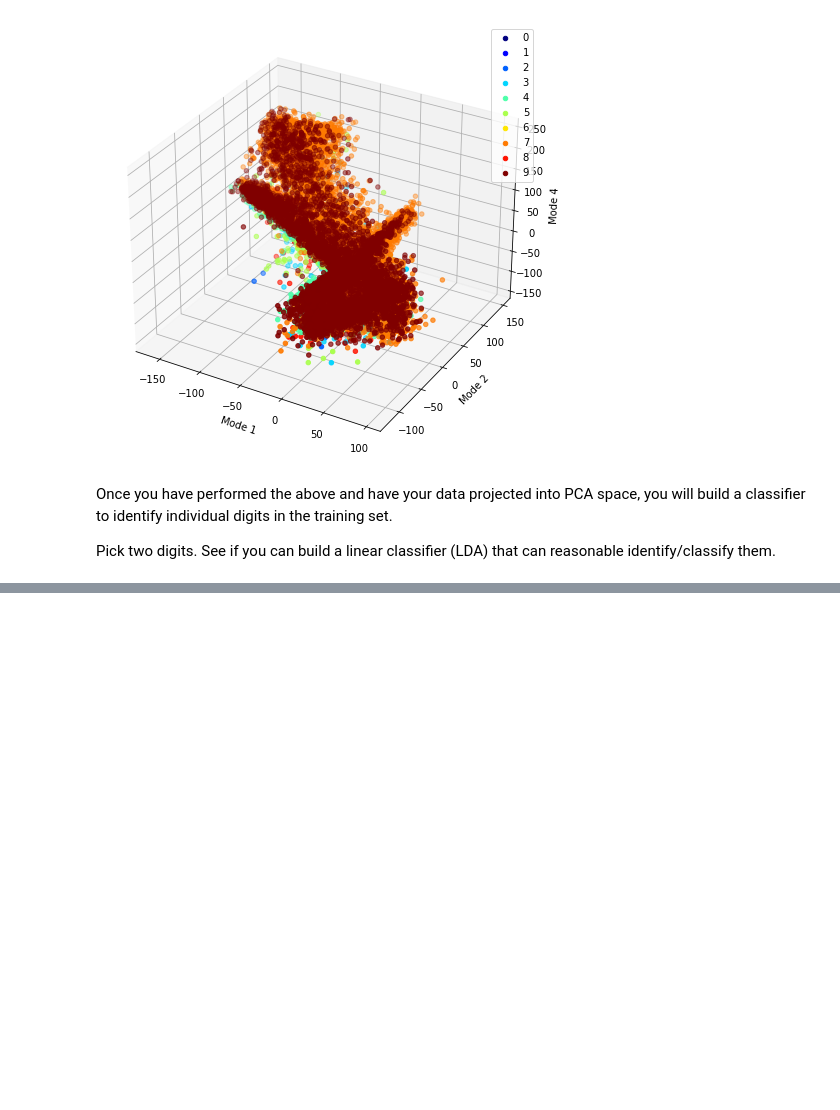
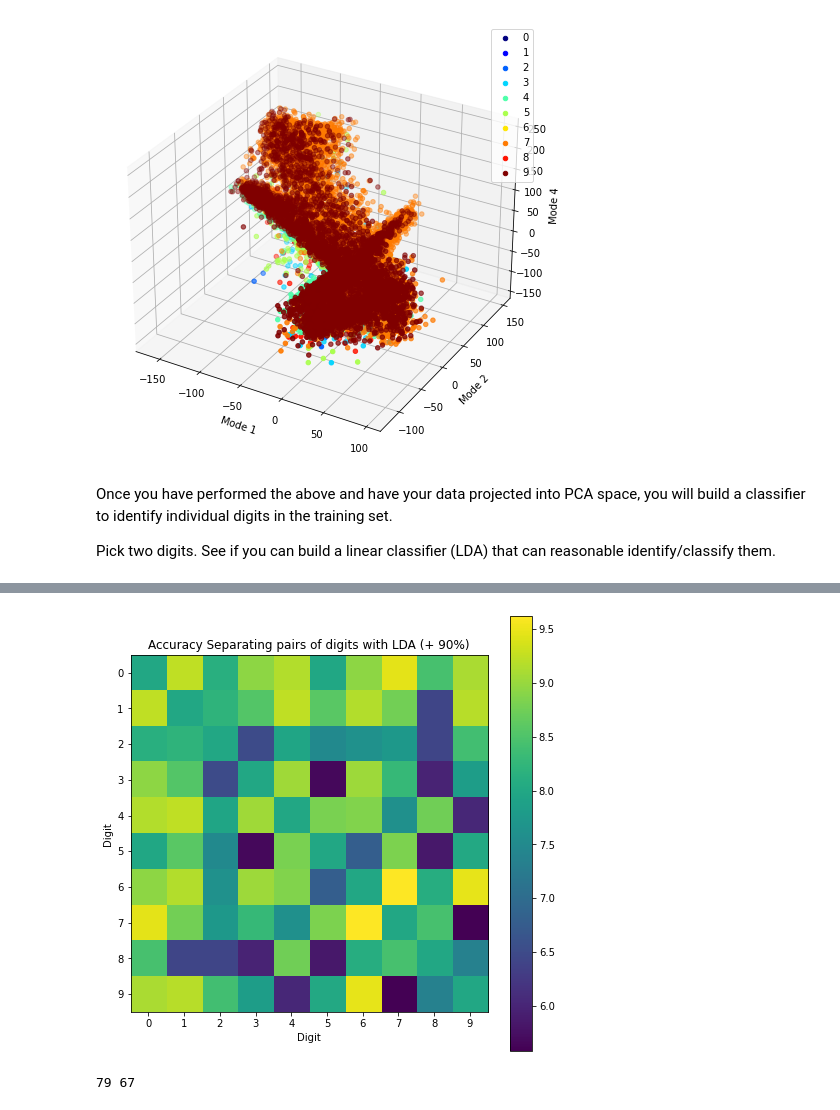
Before and after one commit to ewan-lister/EE-399, a Jupyter notebook: Homework/HW3/HW3_Code.ipynb, the cells around one changed output, grey strips where cells are left out. Drawn from its saved outputs; the diff is of its cells as text; code cells hidden in the pictures; blank space fills up the shorter version.

```diff
--- a/Homework/HW3/HW3_Code.ipynb
+++ b/Homework/HW3/HW3_Code.ipynb
@@ -273,0 +208,8 @@ TypeError: only integer scalar arrays can be converted to a scalar index
+# %%
+X = np.array(mnist['data'])
+X = X.T
+y = np.array(mnist['target'])
+
+# Apply PCA to reduce the dimensionality of the data
+pca = PCA(n_components=784)
+X_pca = pca.fit_transform(X)
@@ -273,0 +331,30 @@ TypeError: only integer scalar arrays can be converted to a scalar index
+# %%
+acc_for_pairs1 = (acc_for_pairs * 100) - 90
+
+np.fill_diagonal(acc_for_pairs1, 8)
+
+# Plot the accuracy matrix
+plt.figure(figsize=(8, 8))
+plt.imshow(acc_for_pairs1, cmap='viridis')
+plt.colorbar()
+
+# Set the title and axes labels
+plt.title('Accuracy Separating pairs of digits with LDA (+ 90%)')
+plt.xlabel('Digit')
+plt.ylabel('Digit')
+
+# Adjust the axes range and ticks
+plt.xticks(np.arange(0, 10))
+plt.yticks(np.arange(0, 10))
+
+# Show the plot
+plt.savefig('./Figures/acc_lda_mat.jpg')
+plt.show()
+
+min_idx = np.argmin(acc_for_pairs1)
+max_idx = np.argmax(acc_for_pairs1)
+
+print(min_idx, max_idx)
+# %% [output]
+[figure, added]
+79 67
```
Also changed, not shown: parts of 13 cells of this notebook, 3 other files.
